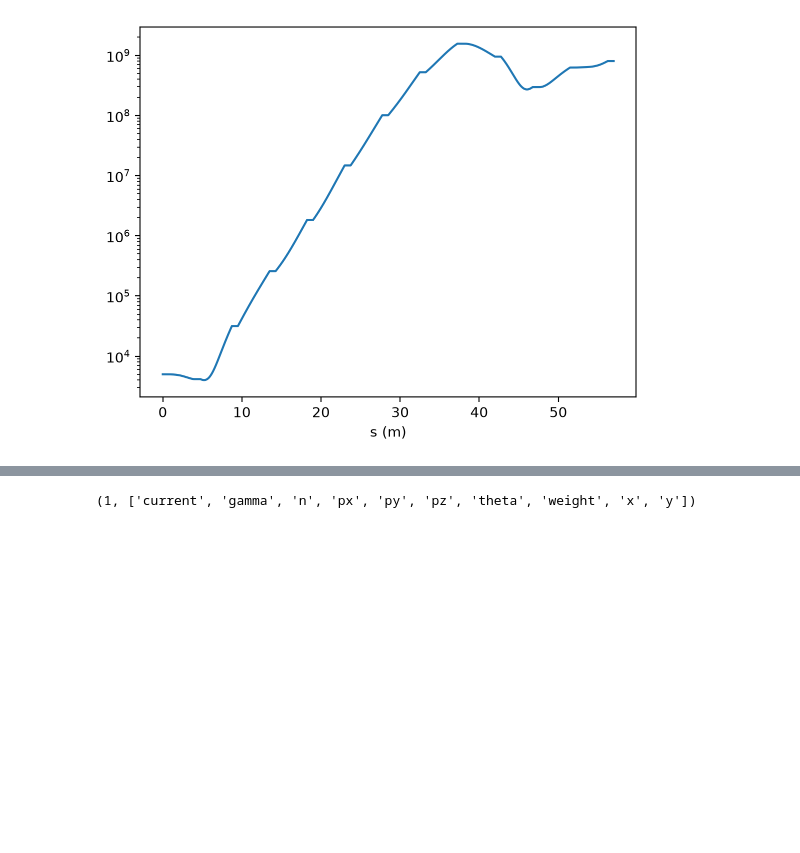
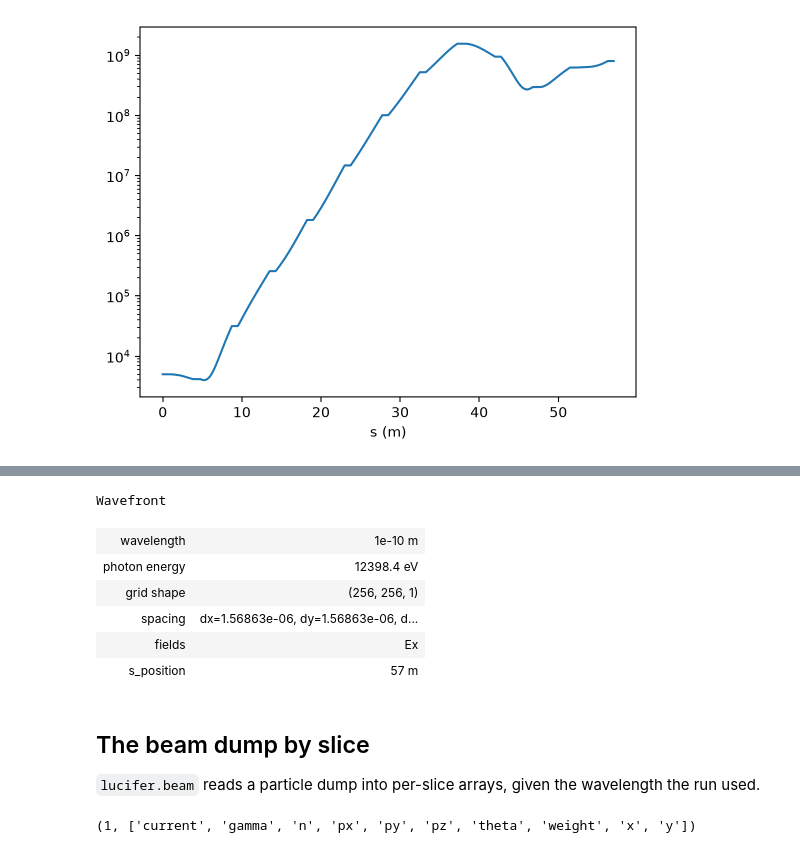
Before and after one commit to ChristopherMayes/lucifer, a Jupyter notebook: docs/notebooks/output.ipynb, the cells around one changed output, grey strips where cells are left out. Drawn from its saved outputs; the diff is of its cells as text; code cells hidden in the pictures; blank space fills up the shorter version.

```diff
--- a/docs/notebooks/output.ipynb
+++ b/docs/notebooks/output.ipynb
@@ -80,3 +97,17 @@ plt.xlabel("s (m)");
+# %%
+L.output.fields["final"]
+# %% [output]
+Wavefront
+| wavelength | 1e-10 m |
+| photon energy | 12398.4 eV |
+| grid shape | (256, 256, 1) |
+| spacing | dx=1.56863e-06, dy=1.56863e-06, d... |
+| fields | Ex |
+| s_position | 57 m |
+# %% [markdown]
+## The beam dump by slice
+
+`lucifer.beam` reads a particle dump into per-slice arrays, given the wavelength the run used.
 # %%
 from lucifer.beam import read_slices
 
```
Also changed, not shown: parts of 6 cells of this notebook, 13 other files.
